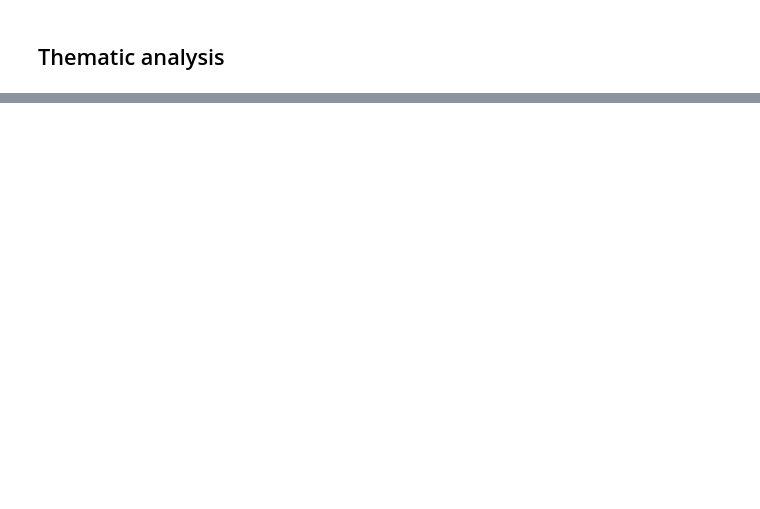
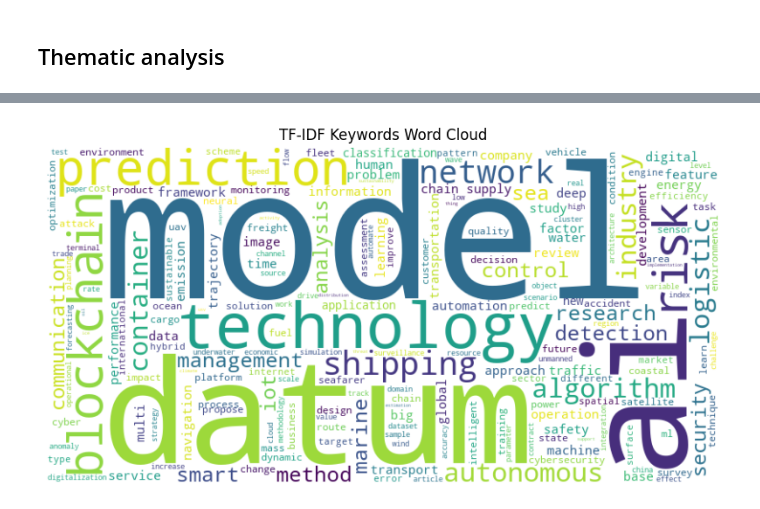
Before and after one commit to ferrariniluca78/dx_in_shipping, a Jupyter notebook: SlrDxInShipping_Thematic.ipynb, the cells around one changed output, grey strips where cells are left out. Saved outputs shown, nothing was run; the diff lists cells and outputs as text; code cells hidden in the pictures; blank space fills up the shorter version.

```diff
--- a/SlrDxInShipping_Thematic.ipynb
+++ b/SlrDxInShipping_Thematic.ipynb
@@ -287,0 +333,20 @@ print(top_20_articles_report)
+# %%
+# Cloud of words removing strong ship-related words
+
+remove_words = ['maritime', 'ship', 'vessel', 'port']
+
+# Combine all keywords into a single list for each method (TF-IDF and BERT)
+tfidf_keywords = [word for keywords in lit['top_keywords'] for word in keywords if word not in remove_words]
+
+# Convert lists to a single string for word cloud generation
+tfidf_keywords_text = " ".join(tfidf_keywords)
+
+# Generate and plot the TF-IDF Word Cloud
+wordcloud_tfidf = WordCloud(width=800, height=400, background_color="white").generate(tfidf_keywords_text)
+plt.figure(figsize=(10, 5))
+plt.imshow(wordcloud_tfidf, interpolation="bilinear")
+plt.axis("off")
+plt.title("TF-IDF Keywords Word Cloud")
+plt.show()
+# %% [output]
+[figure, added]
```
Also changed, not shown: parts of 28 cells of this notebook.
